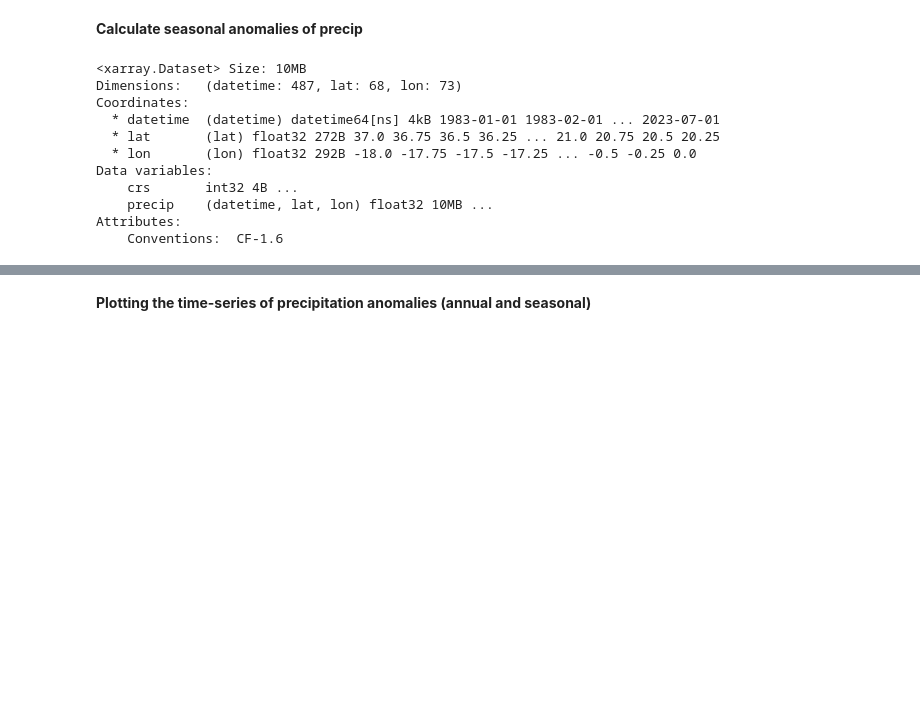
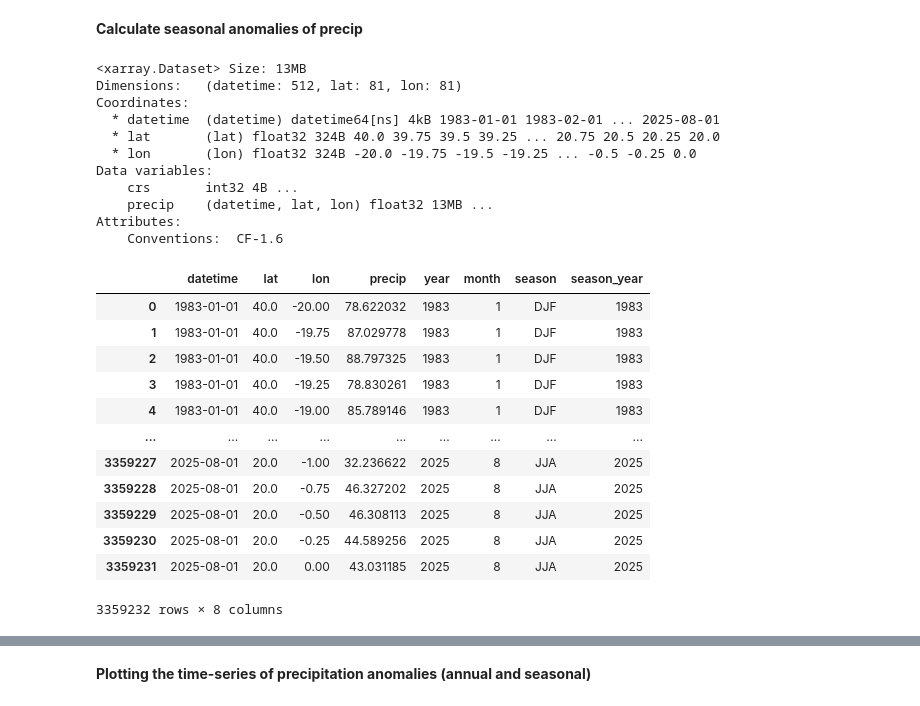
Before and after one commit to anasoubaha/A3-AtmosphericDynamics, a Jupyter notebook: RecoveredNB/pre-analysis.ipynb, the cells around one changed output, grey strips where cells are left out. Drawn from its saved outputs; the diff is of its cells as text; code cells hidden in the pictures; blank space fills up the shorter version.

```diff
--- a/RecoveredNB/pre-analysis.ipynb
+++ b/RecoveredNB/pre-analysis.ipynb
@@ -18,18 +21,20 @@ from scipy.stats import rankdata
 # %% [markdown]
 **Calculate seasonal anomalies of precip**
 # %%
-precip= xr.open_dataset('../../Data-Other/Article3_data/CDR.nc', engine='netcdf4')
+precip= xr.open_dataset('../../Data-Other/CDR_Global_198301_202508.nc', engine='netcdf4')
+precip = precip.sel(lat=slice(40, 20))
+precip = precip.sel(lon=slice(-20, 0))
 precip
 # %% [output]
-<xarray.Dataset> Size: 10MB
-Dimensions:   (datetime: 487, lat: 68, lon: 73)
+<xarray.Dataset> Size: 13MB
+Dimensions:   (datetime: 512, lat: 81, lon: 81)
 Coordinates:
-  * datetime  (datetime) datetime64[ns] 4kB 1983-01-01 1983-02-01 ... 2023-07-01
-  * lat       (lat) float32 272B 37.0 36.75 36.5 36.25 ... 21.0 20.75 20.5 20.25
-  * lon       (lon) float32 292B -18.0 -17.75 -17.5 -17.25 ... -0.5 -0.25 0.0
+  * datetime  (datetime) datetime64[ns] 4kB 1983-01-01 1983-02-01 ... 2025-08-01
+  * lat       (lat) float32 324B 40.0 39.75 39.5 39.25 ... 20.75 20.5 20.25 20.0
+  * lon       (lon) float32 324B -20.0 -19.75 -19.5 -19.25 ... -0.5 -0.25 0.0
 Data variables:
     crs       int32 4B ...
-    precip    (datetime, lat, lon) float32 10MB ...
+    precip    (datetime, lat, lon) float32 13MB ...
 Attributes:
     Conventions:  CF-1.6
 # %%
@@ -53,4 +58,20 @@ df['season'] = np.select([winter, spring, summer, autumn], seasons, default=None
 # 5. Adjust season_year directly
 df['season_year'] = df['year'].values
 df.loc[df['month'] == 12, 'season_year'] += 1
+# %%
+df
+# %% [output]
+|  | datetime | lat | lon | precip | year | month | season | season_year |
+| 0 | 1983-01-01 | 40.0 | -20.00 | 78.622032 | 1983 | 1 | DJF | 1983 |
+| 1 | 1983-01-01 | 40.0 | -19.75 | 87.029778 | 1983 | 1 | DJF | 1983 |
+| 2 | 1983-01-01 | 40.0 | -19.50 | 88.797325 | 1983 | 1 | DJF | 1983 |
+| 3 | 1983-01-01 | 40.0 | -19.25 | 78.830261 | 1983 | 1 | DJF | 1983 |
+| 4 | 1983-01-01 | 40.0 | -19.00 | 85.789146 | 1983 | 1 | DJF | 1983 |
+| ... | ... | ... | ... | ... | ... | ... | ... | ... |
+| 3359227 | 2025-08-01 | 20.0 | -1.00 | 32.236622 | 2025 | 8 | JJA | 2025 |
+| 3359228 | 2025-08-01 | 20.0 | -0.75 | 46.327202 | 2025 | 8 | JJA | 2025 |
+| 3359229 | 2025-08-01 | 20.0 | -0.50 | 46.308113 | 2025 | 8 | JJA | 2025 |
+| 3359230 | 2025-08-01 | 20.0 | -0.25 | 44.589256 | 2025 | 8 | JJA | 2025 |
+| 3359231 | 2025-08-01 | 20.0 | 0.00 | 43.031185 | 2025 | 8 | JJA | 2025 |
+3359232 rows × 8 columns
 # %%
```
Also changed, not shown: parts of 8 cells of this notebook, 1 other file.
